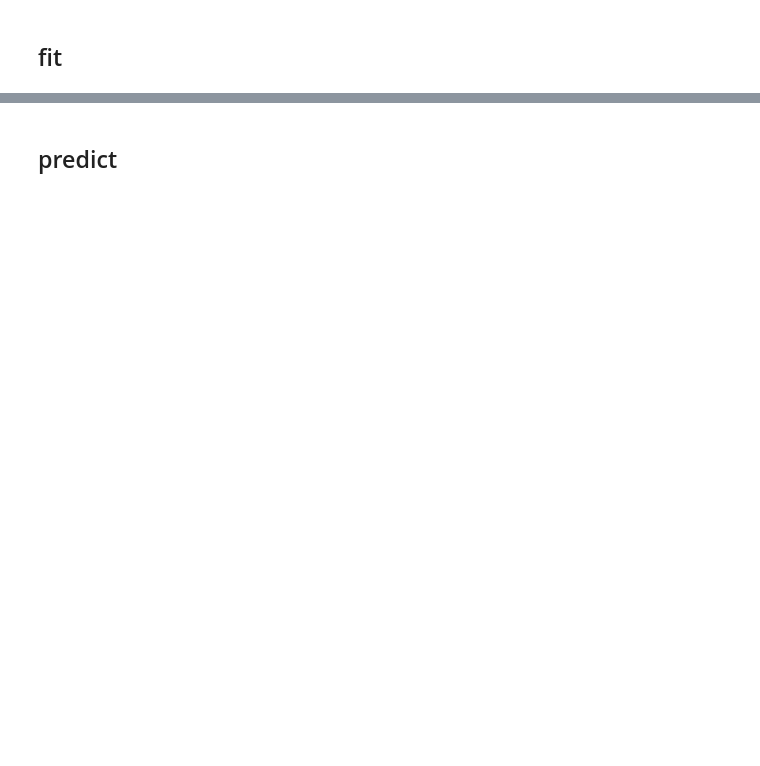
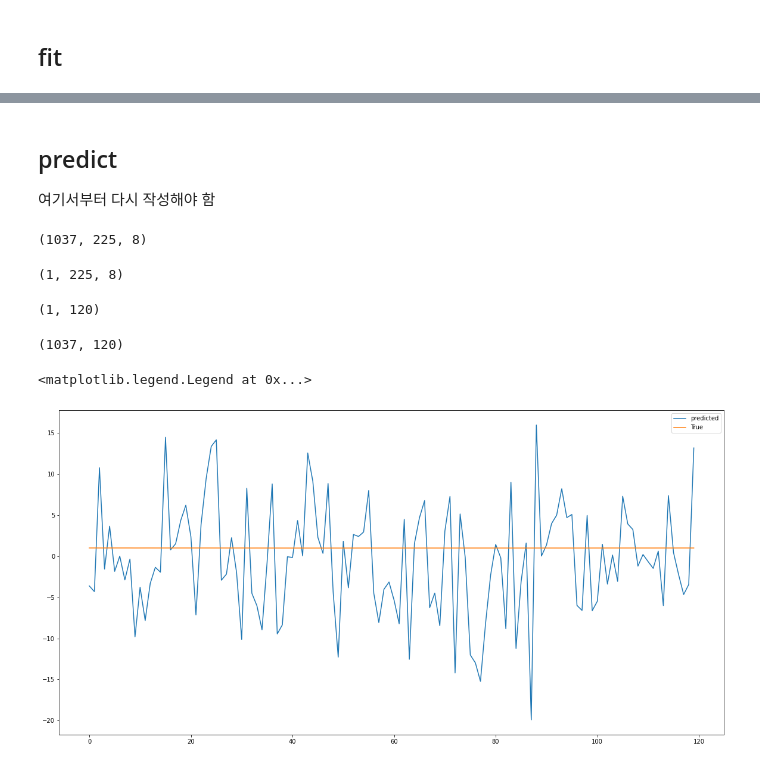
Before and after one commit to ParkJeongwoong/DACON_BitTrader_season_2, a Jupyter notebook: documents/LSTM v2.ipynb, the cells around one changed output, grey strips where cells are left out. Saved outputs shown, nothing was run; the diff lists cells and outputs as text; code cells hidden in the pictures; blank space fills up the shorter version.

```diff
--- a/documents/LSTM v2.ipynb
+++ b/documents/LSTM v2.ipynb
@@ -154,7 +161,8 @@ n_features = X.shape[2]
 # %%
 # define model
 model = Sequential()
-model.add(LSTM(100, activation='relu', return_sequences=True, input_shape=(n_steps_in, n_features)))
-model.add(LSTM(100, activation='relu'))
+model.add(LSTM(128, activation='relu', return_sequences=True, input_shape=(n_steps_in, n_features)))
+model.add(LSTM(128, activation='relu'))
 model.add(Dense(n_steps_out))
 model.compile(optimizer='adam', loss='mse')
+model.summary()
@@ -162,5 +185,6 @@ model.compile(optimizer='adam', loss='mse')
 ## fit
 # %%
 # fit model
-model.fit(X, y, epochs=200, verbose=0)
+# model.fit(X, y, epochs=200, verbose=0)
+model.fit(X, y_input, epochs=200, verbose=1)
 # %% [output]
@@ -168,2 +209,32 @@ KeyboardInterrupt:
 # %% [markdown]
 ## predict
+여기서부터 다시 작성해야 함
+# %%
+X.shape
+# %% [output]
+(1037, 225, 8)
+# %%
+X_input = X[0]
+X_input = X_input.reshape((1, X_input.shape[0], X_input.shape[1]))
+X_input.shape
+# %% [output]
+(1, 225, 8)
+# %%
+y_hat = model.predict(X_input)
+y_hat.shape
+# %% [output]
+(1, 120)
+# %%
+y.shape # 1037, 1 ,120 // 시작시간, feature, 시작~120까지
+# np.sum(np.square(y_hat - y[0])) # 안 될 수도 있음
+# %% [output]
+(1037, 120)
+# %%
+import matplotlib.pyplot as plt
+plt.figure(figsize=(20,10))
+plt.plot(y_hat[0], label='predicted')
+plt.plot(y[0], label='True')
+plt.legend()
+# %% [output]
+<matplotlib.legend.Legend at 0x...>
+[figure, added]
```
Also changed, not shown: parts of 17 cells of this notebook, 2 other files.
